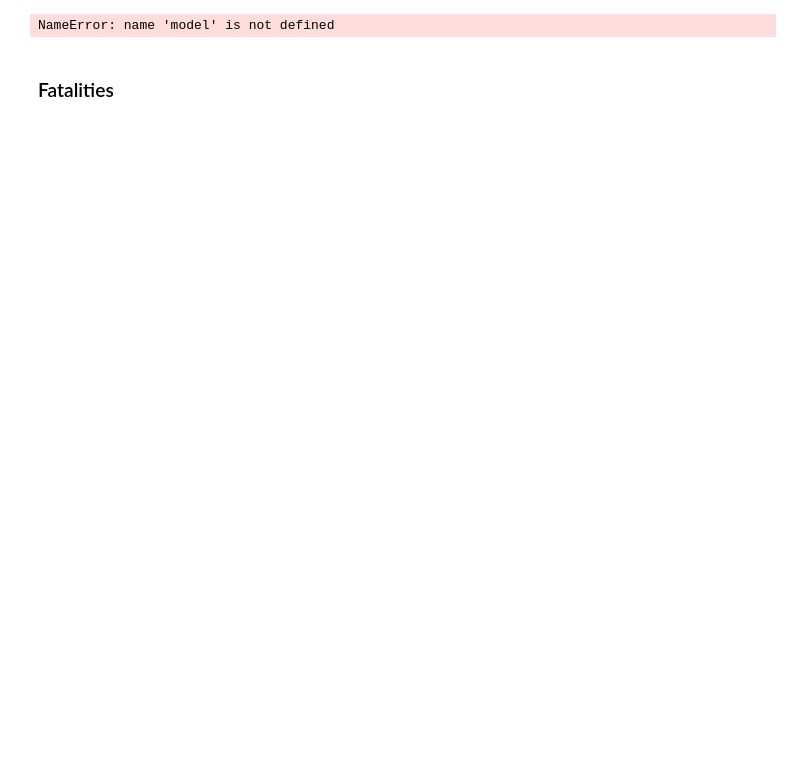
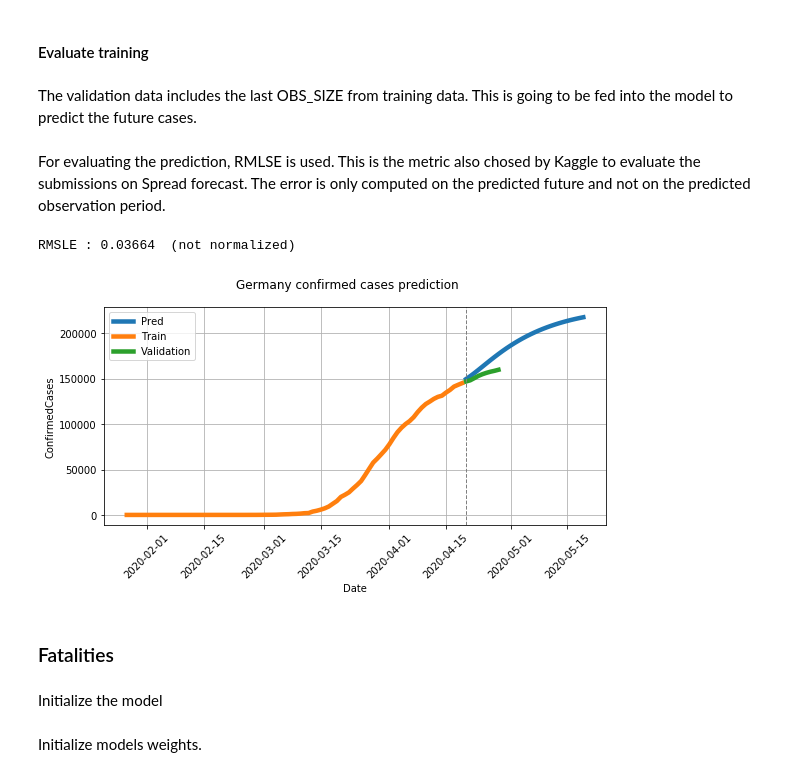
Before and after one commit to rdbch/COVID-19-Forecast, a Jupyter notebook: Covid_19_spread_prediction_rnn.ipynb, the cells around one changed output. Drawn from its saved outputs; the diff is of its cells as text; code cells hidden in the pictures; blank space fills up the shorter version.

```diff
--- a/Covid_19_spread_prediction_rnn.ipynb
+++ b/Covid_19_spread_prediction_rnn.ipynb
@@ -64,3 +125,11 @@ errorData  = cc.get_nearest_sequence(allData, COUNTRY, 500, 20 , loss.l1_norm_er
 # %%
-confData = dataUtils.get_target_data(allData, errorData, 0.5, COUNTRY, target = 'confirmed')
-deadData = dataUtils.get_target_data(allData, errorData, 0.5, COUNTRY, target = 'fatalities')
+confData = dataUtils.get_target_data(allData, errorData,
+                                     errorThresh = 0.6,
+                                     country     = COUNTRY,
+                                     target      = 'confirmed')
+deadData = dataUtils.get_target_data(allData, errorData,
+                                     errorThresh = 1.5,
+                                     country     = COUNTRY,
+                                     target      = 'fatalities')
+
+confData.head()
@@ -162,35 +296,52 @@ convValData = dataUtils.get_val_data()
+# %% [markdown]
+#### Evaluate training
+# %% [markdown]
+The validation data includes the last OBS_SIZE from training data. This is going to be fed into the model to predict the future cases.
+# %%
+confValData, confValLabel = dataUtils.get_val_data(confData, 'confirmed',
+                                                   COUNTRY,
+                                                   TRAIN_UP_TO,
+                                                   OBS_SIZE,
+                                                   confScaler)
+confValData = confValData.to(DEVICE)
+# %% [markdown]
+For evaluating the prediction, RMLSE is used. This is the metric also chosed by Kaggle to evaluate the submissions on Spread forecast. The error is only computed on the predicted future and not on the predicted observation period.
 # %%
-model.eval()
-
+confModel.eval()
 # get figure
 fig, ax = plt.subplots(1, 1, figsize = (9, 4))
-fig.suptitle(COUNTRY + ' prediction')
-
-# prepera data for prediction
-d = confirmedTrain[confirmedTrain['Province_State'] == COUNTRY]
-dPred = confScaler.transform(d['ConfirmedCases'].values.reshape(-1, 1))
-dPred = torch.Tensor(dPred).unsqueeze(0).to(DEVICE)
+ax.tick_params(axis='x', rotation=45)
+fig.suptitle(COUNTRY + ' confirmed cases prediction')
 
 # make prediction
-pred   = model(dPred[:,-OBS_SIZE:], future = 50).cpu().detach().numpy()
+confModel.returnFullSeq = False
+pred   = confModel(confValData, future = 30).cpu().detach().numpy()
 pred   = confScaler.inverse_transform(pred[0])
 
-# plot prediction
-predDate = pd.date_range(start = d['Date'].values[-OBS_SIZE], periods=pred.shape[0])
-sns.lineplot(y = pred, x = predDate, ax = ax)
+error  = rmsle_error(pred[:confValLabel.shape[0]], confValLabel)
+print("RMSLE : %2.5f"% error.item(), ' (not normalized)')
+
+# prediction
+predDate = pd.date_range(start = TRAIN_UP_TO, periods=pred.shape[0])
+sns.lineplot(y = pred, x = predDate, ax = ax, linewidth=4.5)
 
 # plot train data
-dPred = confScaler.inverse_transform(dPred[0].cpu())
-sns.lineplot(y = dPred[:, 0], x = d['Date'], ax = ax)
+showTrainData = confData[confData['Province_State'] == COUNTRY]
+showTrainData = showTrainData[showTrainData['Date'] < TRAIN_UP_TO]
+sns.lineplot(y = 'ConfirmedCases', x = 'Date', data = showTrainData, ax = ax, linewidth=4.5)
 
-# plot validation
-valData = confirmedVal[confirmedVal['Province_State'] == COUNTRY]['ConfirmedCases']
-valDate = confirmedVal[confirmedVal['Province_State'] == COUNTRY]['Date']
-sns.lineplot(y = valData, x =valDate, ax = ax);
+# plot val data
+showValData = confData[confData['Province_State'] == COUNTRY]
+showValData = showValData[showValData['Date'] >= TRAIN_UP_TO]
+sns.lineplot(y = 'ConfirmedCases', x ='Date', data = showValData, ax = ax, linewidth=4.5);
 
-ax.legend(['Train', 'Pred', 'Validation'])
+ax.legend(['Pred', 'Train', 'Validation'])
+ax.axvline(x=TRAIN_UP_TO, ymin = 0.0, ymax = 1.0, linestyle='--', lw = 1, color = '#808080')
 ax.grid(True)
 # %% [output]
-NameError: name 'model' is not defined
+RMSLE : 0.03664  (not normalized)
+[figure, added]
 # %% [markdown]
 ### Fatalities
+# %% [markdown]
+Initialize the model
@@ -196,0 +369,2 @@ NameError: name 'model' is not defined
+# %% [markdown]
+Initialize models weights.
```
Also changed, not shown: parts of 71 cells of this notebook, 16 other files.
